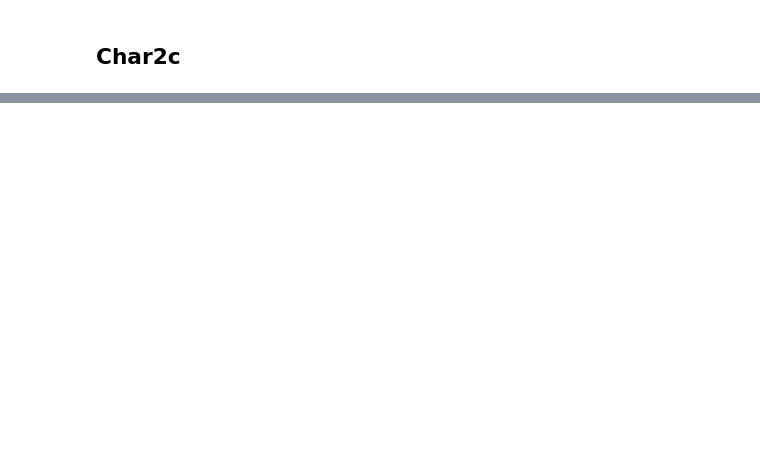
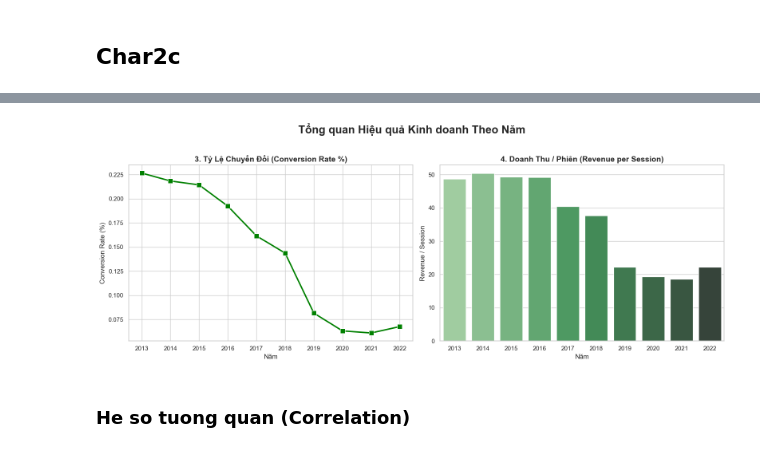
Before and after one commit to MinhCYB/BountyHunter, a Jupyter notebook: notebooks/Story2.ipynb, the cells around one changed output, grey strips where cells are left out. Drawn from its saved outputs; the diff is of its cells as text; code cells hidden in the pictures; blank space fills up the shorter version.

```diff
--- a/notebooks/Story2.ipynb
+++ b/notebooks/Story2.ipynb
@@ -463,0 +737,30 @@ plt.show()
+# %%
+# Thiết lập style cho biểu đồ
+sns.set_theme(style="whitegrid")
+
+# Tạo khung hình với 4 biểu đồ (2 hàng, 2 cột)
+fig, axes = plt.subplots(1, 2, figsize=(16, 6))
+fig.suptitle('Tổng quan Hiệu quả Kinh doanh Theo Năm', fontsize=20, fontweight='bold', y=1.02)
+
+# --- Biểu đồ 3: Tỷ Lệ Chuyển Đổi (Conversion Rate) ---
+sns.lineplot(data=yearly_summary, x='year', y='conversion_rate', ax=axes[0], marker='s', color='green', linewidth=2.5, markersize=8)
+axes[0].set_title('3. Tỷ Lệ Chuyển Đổi (Conversion Rate %)', fontsize=14, fontweight='bold')
+axes[0].set_ylabel('Conversion Rate (%)', fontsize=12)
+axes[0].set_xlabel('Năm', fontsize=12)
+axes[0].set_xticks(yearly_summary['year']) # Hiển thị chính xác các năm trên trục X
+
+# --- Biểu đồ 4: Doanh thu trên mỗi phiên (Revenue per Session) ---
+sns.barplot(data=yearly_summary, x='year', y='revenue_per_session', ax=axes[1], palette='Greens_d')
+axes[1].set_title('4. Doanh Thu / Phiên (Revenue per Session)', fontsize=14, fontweight='bold')
+axes[1].set_ylabel('Revenue / Session', fontsize=12)
+axes[1].set_xlabel('Năm', fontsize=12)
+
+# Tối ưu khoảng cách giữa các biểu đồ
+plt.tight_layout()
+plt.savefig("../reports/figures/chart2d.png")
+# Hiển thị biểu đồ
+plt.show()
+# %% [output]
+[figure, added]
+# %% [markdown]
+### He so tuong quan (Correlation)
```
Also changed, not shown: parts of 16 cells of this notebook, 5 other files.
